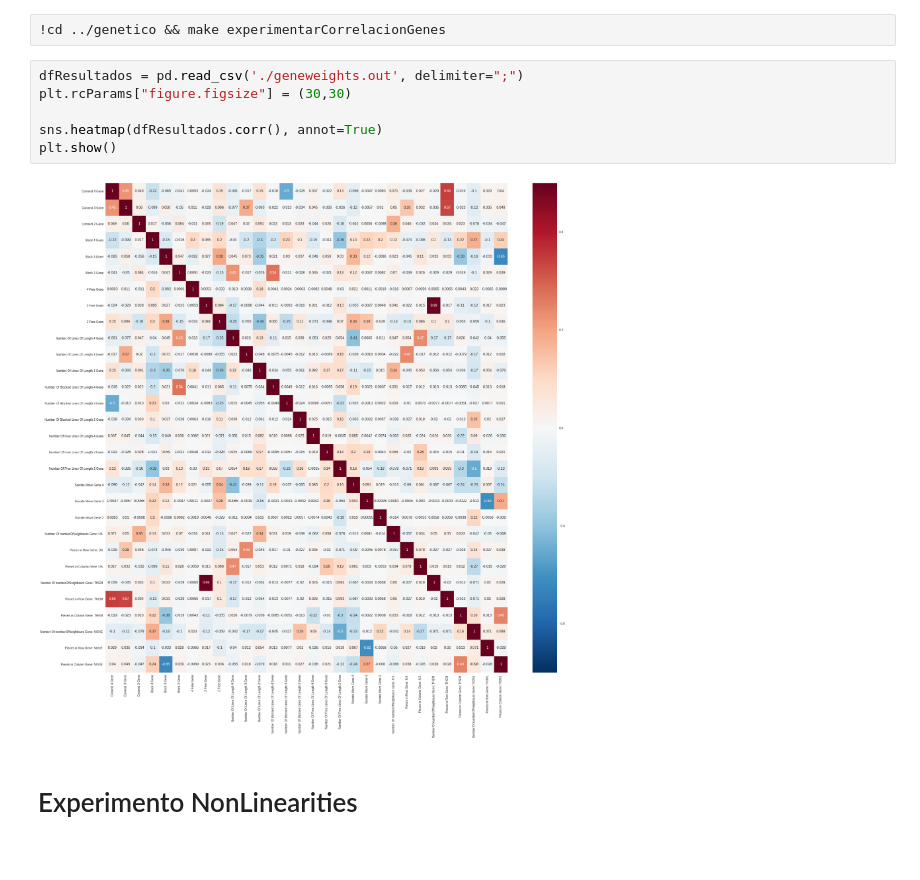
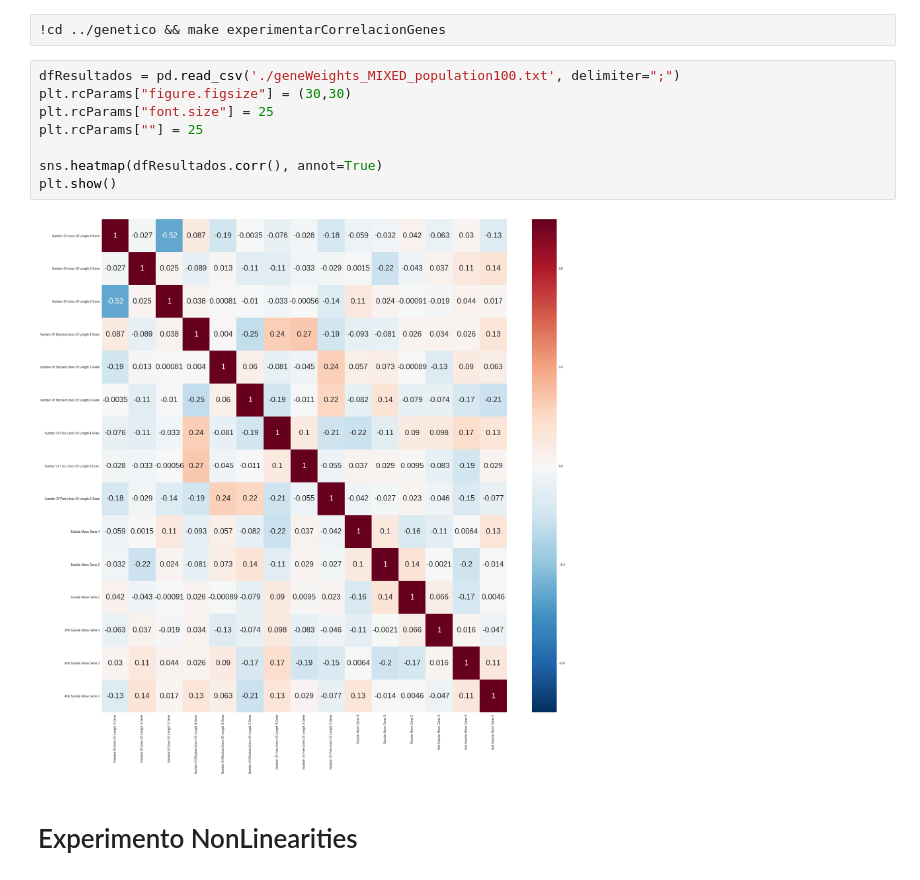
Before and after one commit to colltoaction/startup3-algo3, a Jupyter notebook: experimentacion/Untitled.ipynb, the cells around one changed output. Cells and saved outputs as stored; diff of their text form.

```diff
--- a/experimentacion/Untitled.ipynb
+++ b/experimentacion/Untitled.ipynb
@@ -63,13 +63,15 @@ plt.show()
 # %%
 !cd ../genetico && make experimentarCorrelacionGenes
 # %%
-dfResultados = pd.read_csv('./geneweights.out', delimiter=";")
+dfResultados = pd.read_csv('./geneWeights_MIXED_population100.txt', delimiter=";")
 plt.rcParams["figure.figsize"] = (30,30)
+plt.rcParams["font.size"] = 25
+plt.rcParams[""] = 25
 
 sns.heatmap(dfResultados.corr(), annot=True)
 plt.show()
 # %% [output]
-[figure, old version]
+[figure, new version]
 # %% [markdown]
 # Experimento NonLinearities
 # %%
```
Also changed, not shown: 43 other files.
